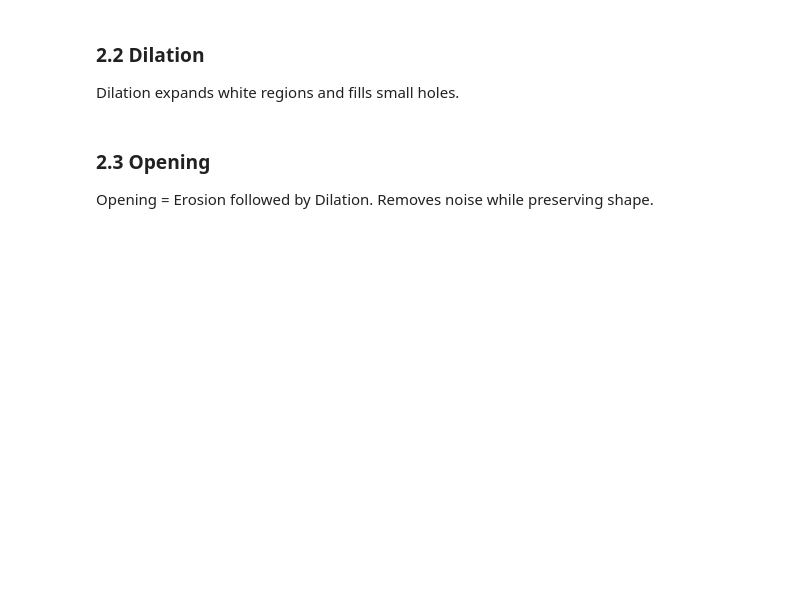
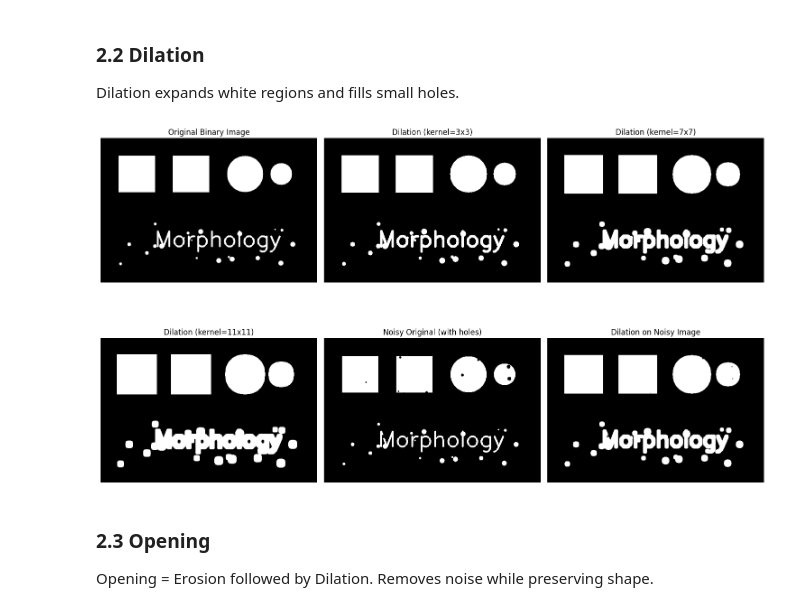
Before and after one commit to vuhung16au/ACU, a Jupyter notebook: DataScience/OpenCV/notebooks/04_morphological_ops.ipynb, the cells around one changed output. Saved outputs shown, nothing was run; the diff lists cells and outputs as text; code cells hidden in the pictures; blank space fills up the shorter version.

```diff
--- a/DataScience/OpenCV/notebooks/04_morphological_ops.ipynb
+++ b/DataScience/OpenCV/notebooks/04_morphological_ops.ipynb
@@ -142,35 +150,37 @@ axes[0, 0].imshow(binary_image, cmap='gray')
 axes[0, 0].set_title('Original Binary Image')
 axes[0, 0].axis('off')
 
 # Apply dilation with different kernel sizes
 for i, (kernel, ksize) in enumerate(zip(kernels, kernel_sizes)):
-    dilated = basic_morphology.dilation(binary_image, kernel)
+    dilated = basic_morphology.dilate(binary_image, kernel)
 
     if i == 0:
         axes[0, i+1].imshow(dilated, cmap='gray')
         axes[0, i+1].set_title(f'Dilation (kernel={ksize}x{ksize})')
         axes[0, i+1].axis('off')
     elif i == 1:
         axes[0, i+1].imshow(dilated, cmap='gray')
         axes[0, i+1].set_title(f'Dilation (kernel={ksize}x{ksize})')
         axes[0, i+1].axis('off')
     else:
         axes[1, 0].imshow(dilated, cmap='gray')
         axes[1, 0].set_title(f'Dilation (kernel={ksize}x{ksize})')
         axes[1, 0].axis('off')
 
 # Show effect on noisy image (fills holes)
-dilated_noisy = basic_morphology.dilation(noisy_binary, kernels[1])
+dilated_noisy = basic_morphology.dilate(noisy_binary, kernels[1])
 axes[1, 1].imshow(noisy_binary, cmap='gray')
 axes[1, 1].set_title('Noisy Original (with holes)')
 axes[1, 1].axis('off')
 
 axes[1, 2].imshow(dilated_noisy, cmap='gray')
 axes[1, 2].set_title('Dilation on Noisy Image')
 axes[1, 2].axis('off')
 
 plt.tight_layout()
 plt.show()
+# %% [output]
+[figure, added]
 # %% [markdown]
 ### 2.3 Opening
 Opening = Erosion followed by Dilation. Removes noise while preserving shape.
```
Also changed, not shown: parts of 16 cells of this notebook, 1 other file.
